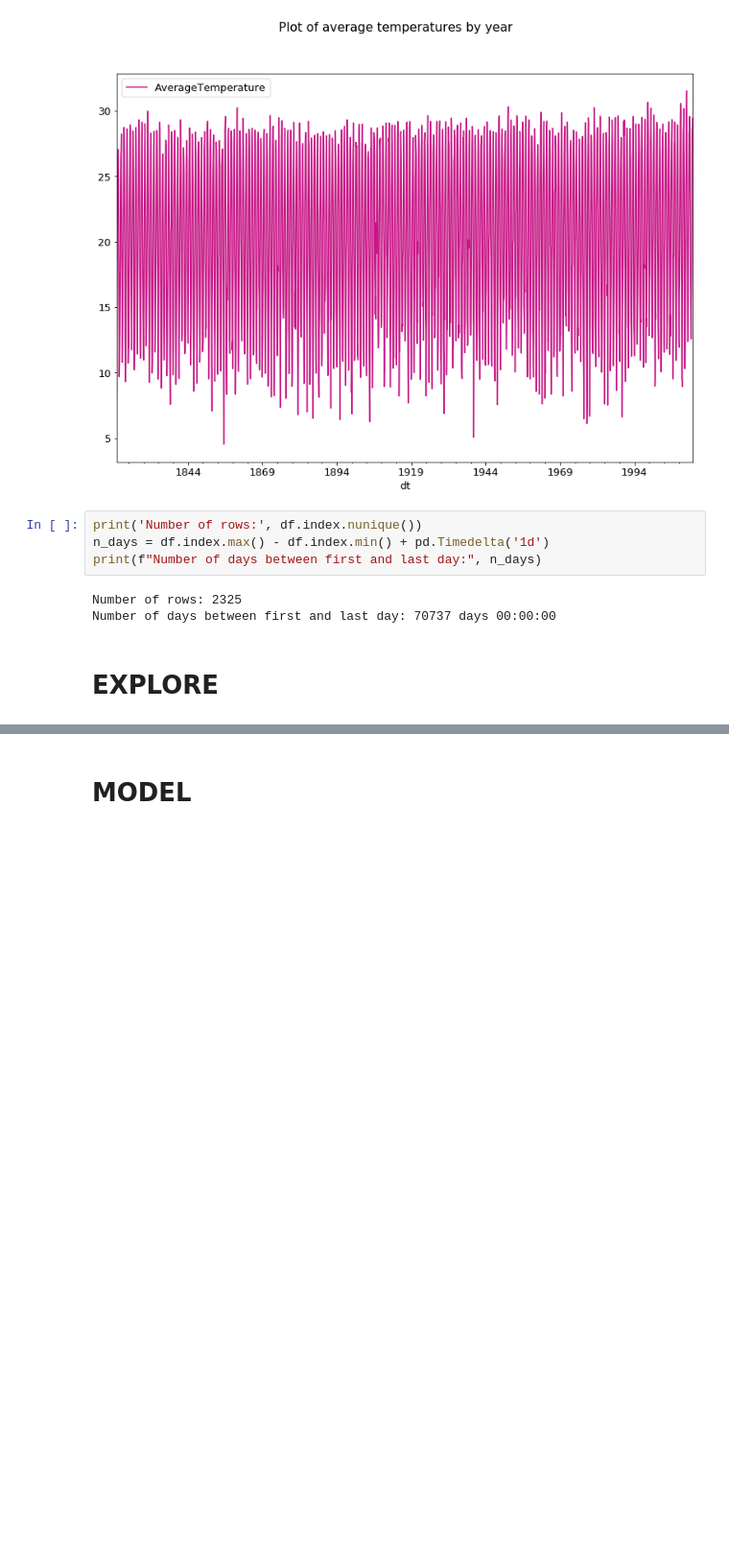
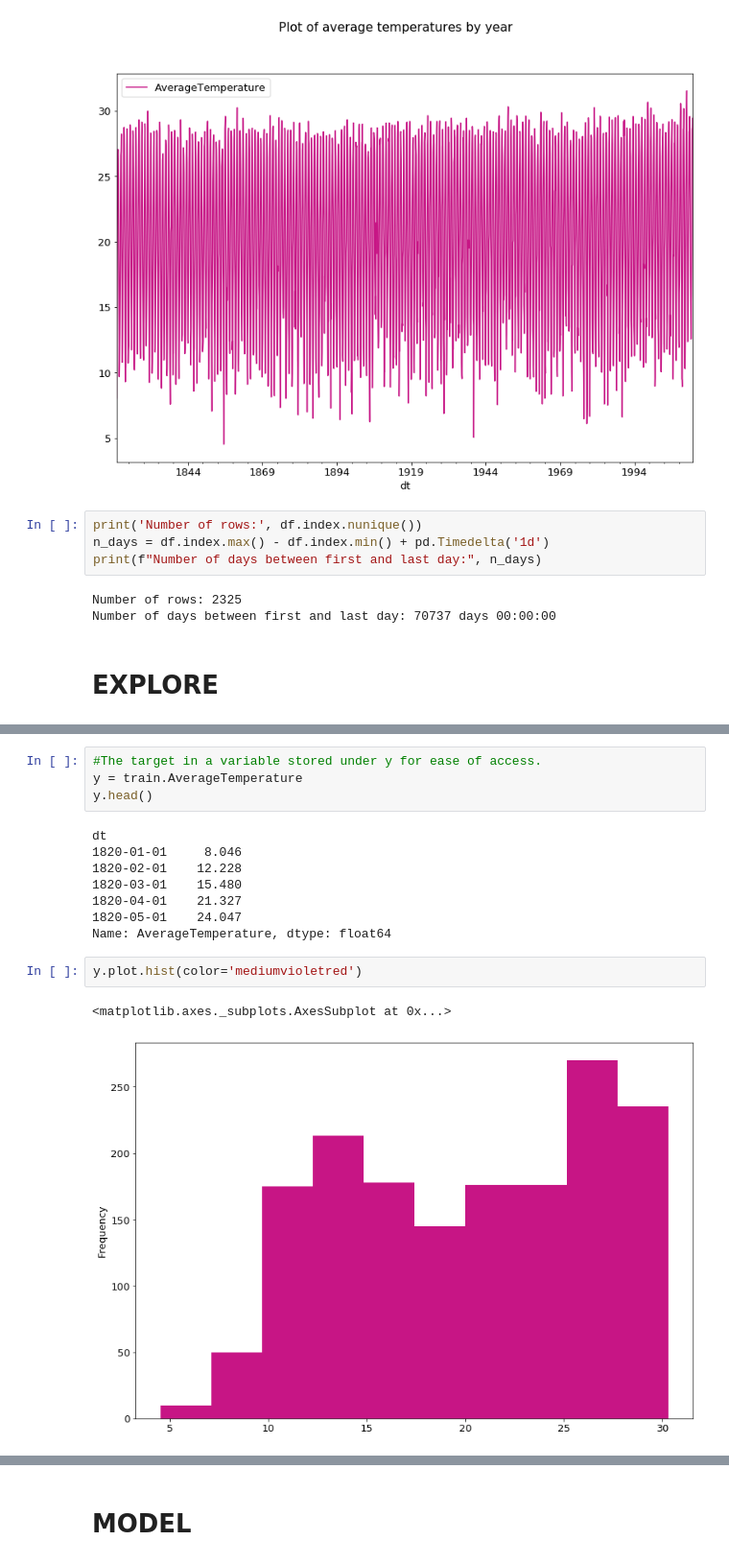
Before and after one commit to GabbyBarajasBroussard/climate-change-exercise, a Jupyter notebook: workbook.ipynb, the cells around one changed output, grey strips where cells are left out. Shown at 96% size. Saved outputs shown, nothing was run; the diff lists cells and outputs as text; blank space fills up the shorter version.

```diff
--- a/workbook.ipynb
+++ b/workbook.ipynb
@@ -121,0 +130,17 @@ Number of days between first and last day: 70737 days 00:00:00
+# %%
+#The target in a variable stored under y for ease of access.
+y = train.AverageTemperature
+y.head()
+# %% [output]
+dt
+1820-01-01     8.046
+1820-02-01    12.228
+1820-03-01    15.480
+1820-04-01    21.327
+1820-05-01    24.047
+Name: AverageTemperature, dtype: float64
+# %%
+y.plot.hist(color='mediumvioletred')
+# %% [output]
+<matplotlib.axes._subplots.AxesSubplot at 0x...>
+[figure, added]
```
Also changed, not shown: parts of 5 cells of this notebook, 1 other file.
